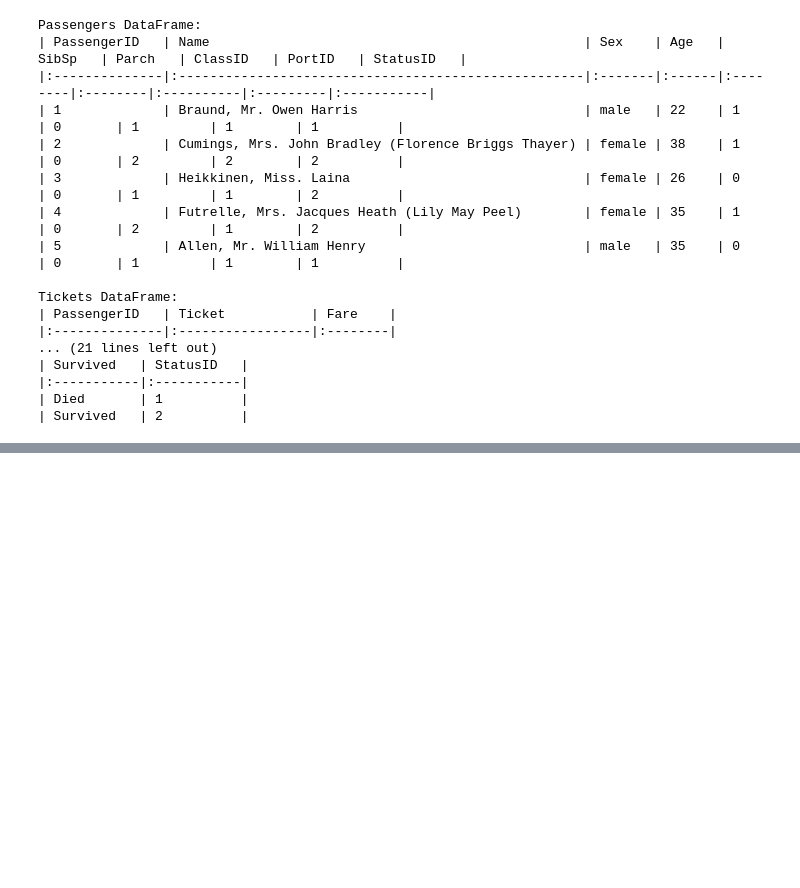
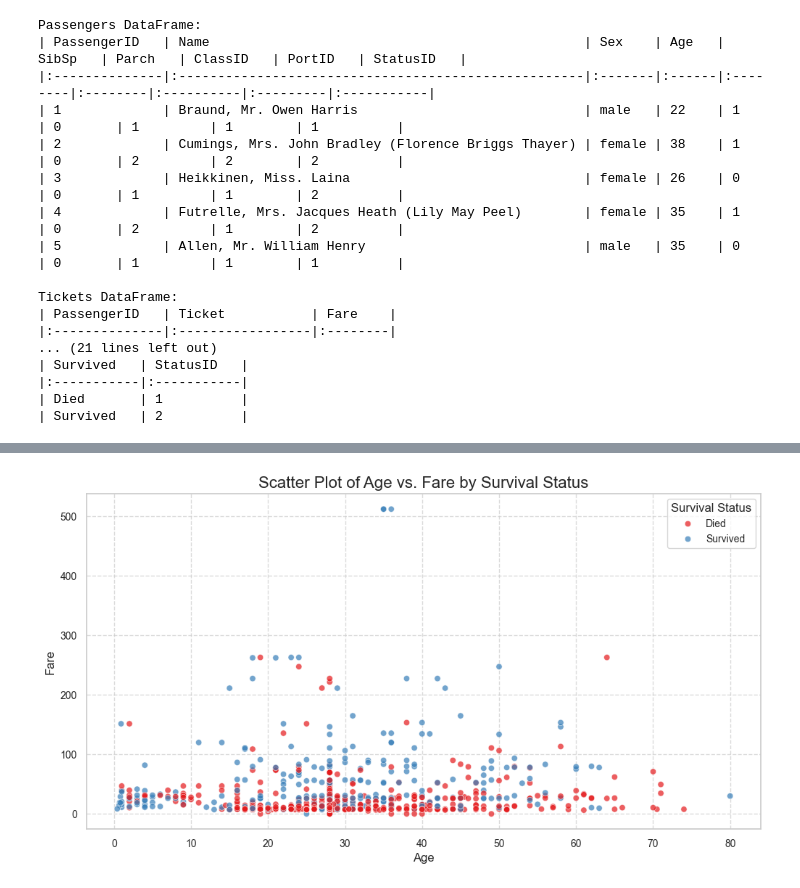
Before and after one commit to jmil86/Project3_Group4, a Jupyter notebook: titanic.ipynb, the cells around one changed output, grey strips where cells are left out. Saved outputs shown, nothing was run; the diff lists cells and outputs as text; code cells hidden in the pictures; blank space fills up the shorter version.

```diff
--- a/titanic.ipynb
+++ b/titanic.ipynb
@@ -378,0 +392,15 @@ plt.show()
+# %%
+# Create a scatter plot to show the relationship between age and fare, colored by survival status
+plt.figure(figsize=(12, 6))
+sns.scatterplot(data=titanic_df, x='Age', y='Fare', hue='Survived', palette='Set1', alpha=0.7)
+# Customize the plot
+plt.title('Scatter Plot of Age vs. Fare by Survival Status', fontsize=16)
+plt.xlabel('Age', fontsize=12)
+plt.ylabel('Fare', fontsize=12)
+plt.xticks(fontsize=10)
+plt.yticks(fontsize=10)
+plt.grid(True, linestyle='--', alpha=0.7)
+plt.legend(title='Survival Status', fontsize=10)
+plt.show()
+# %% [output]
+[figure, added]
```
Also changed, not shown: parts of 16 cells of this notebook, 1 other file.
